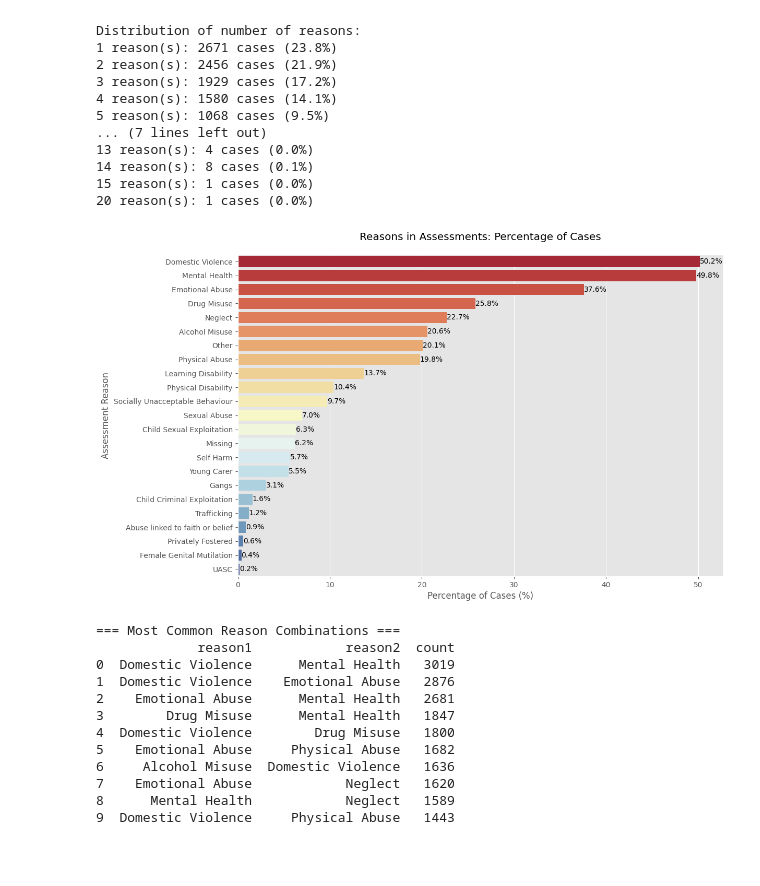
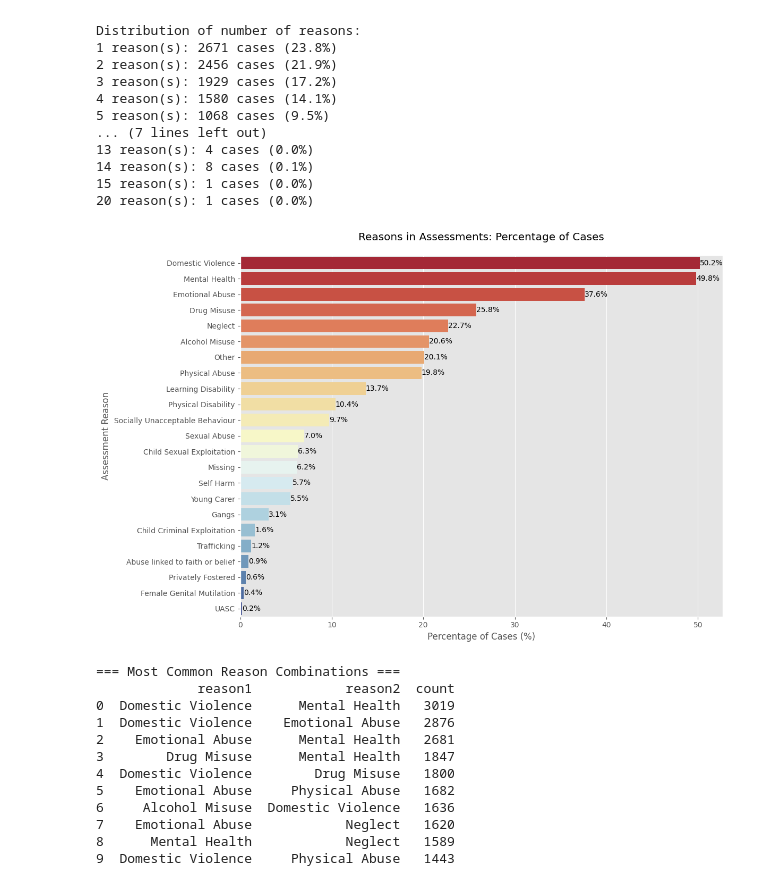
Before and after one commit to ConnectedBradford/CB_2649, a Jupyter notebook: notebooks/assessment_analysis.ipynb, the cells around one changed output. Cells and saved outputs as stored; diff of their text form; code cells hidden in the pictures; blank space fills up the shorter version.

Commit message:
updated assessment notebook

```diff
--- a/notebooks/assessment_analysis.ipynb
+++ b/notebooks/assessment_analysis.ipynb
@@ -88,7 +110,7 @@ print(f"Rows after selecting one entry per assessment: {len(df_unique_assessment
 df['dummy'] = 1
 
 # Create a mapping from assessment ID to person_id and date
-assessment_info = df_unique_assessments[['assessmentid', 'person_id', 'StartDate']]
+assessment_info = df_unique_assessments[['assessmentid', 'person_id', 'StartDate', 'LSOA']]
 
 # Create the pivot table with just assessment ID and categories
 df_categories = pd.pivot_table(
@@ -114,7 +136,7 @@ Rows after selecting one entry per assessment: 11218
 Final rows in wide format: 11218
 # %%
 # Calculate patterns per case
-reasons_per_case = df_wide.iloc[:, 3:].sum(axis=1)  # excluding id and gender column
+reasons_per_case = df_wide.iloc[:, 4:].sum(axis=1)  # excluding ids, date, and LSOA
 
 # Calculate percentages and counts
 total_cases = len(reasons_per_case)
@@ -156,34 +178,36 @@ Distribution of number of reasons:
 20 reason(s): 1 cases (0.0%)
 # %%
 # Sum up each category column and sort in descending order
-category_counts = df_wide.iloc[:, 3:].sum().sort_values(ascending=False)
+category_counts = df_wide.iloc[:, 4:].sum().sort_values(ascending=False)
 
 # Calculate percentages
 category_percentages = (category_counts / total_cases * 100)
 
 # Combine counts and percentages in a readable format
 category_analysis = pd.DataFrame({
     'Count': category_counts,
     'Percentage': category_percentages
 }).round(1)  # Round percentages to 1 decimal place
 
 # Visualization
 plt.figure(figsize=(12, 8))
 sns.barplot(
     x=category_analysis['Percentage'],
     y=category_analysis.index,
-    palette='RdYlBu'  # Color palette often used in social services reporting
+    palette='RdYlBu'
 )
 
 plt.title('Reasons in Assessments: Percentage of Cases', pad=20)
 plt.xlabel('Percentage of Cases (%)')
 plt.ylabel('Assessment Reason')
-
 # Add percentage labels on bars
 for i, v in enumerate(category_analysis['Percentage']):
     plt.text(v, i, f'{v}%', va='center')
+plt.tight_layout()
+plt.savefig(f'../figs/assessment_reason.png', dpi=300)
+plt.show()
 # %% [output]
-[figure, old version]
+[figure, new version]
 # %%
 # Find most common reason combinations
 # Create co-occurrence matrix
```
Also changed, not shown: parts of 8 cells of this notebook, 5 other files.
